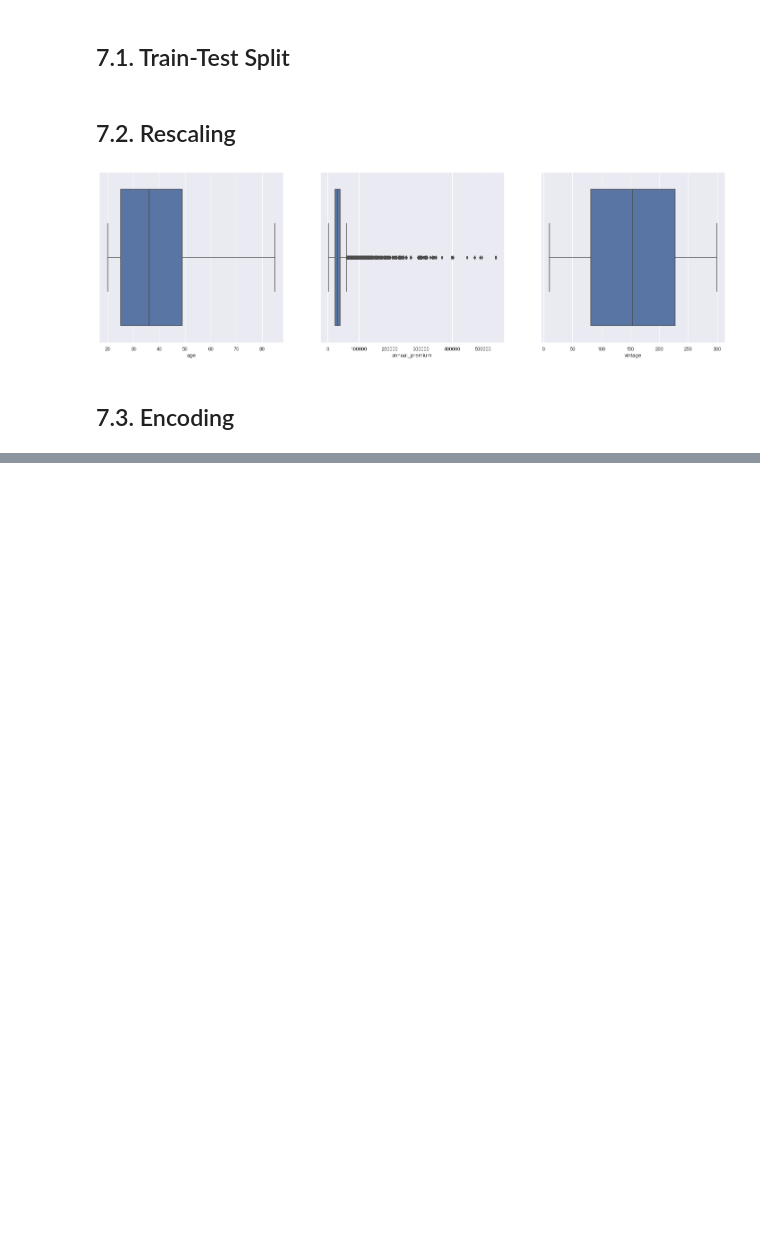
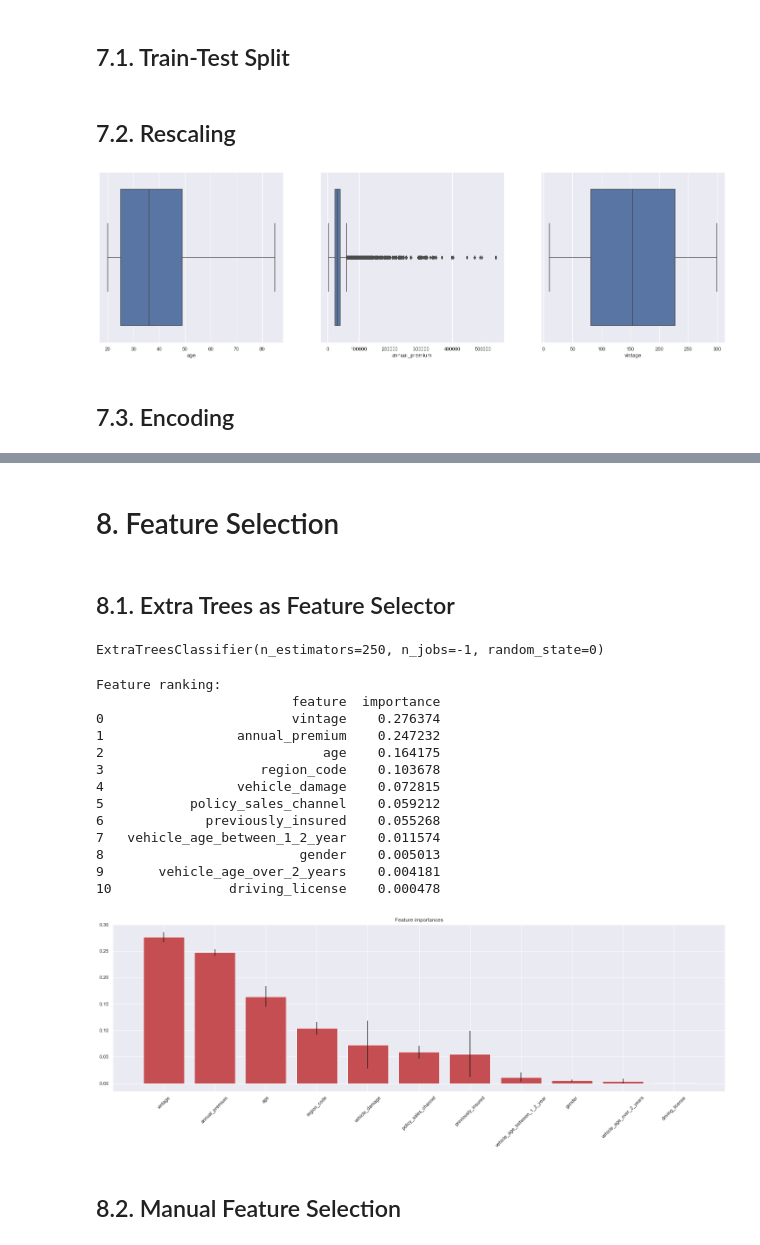
Before and after one commit to Lucas-Okamura/Health-Insurance-Cross-Sell, a Jupyter notebook: Health_Insurance_Cross_Sell.ipynb, the cells around one changed output, grey strips where cells are left out. Cells and saved outputs as stored; diff of their text form; code cells hidden in the pictures; blank space fills up the shorter version.

Commit message:
Started Machine Learning Modelling

```diff
--- a/Health_Insurance_Cross_Sell.ipynb
+++ b/Health_Insurance_Cross_Sell.ipynb
@@ -750,0 +743,52 @@ df73.head()
+# %% [markdown]
+# 8. Feature Selection<a id='feature_selection'></a>
+# %% [markdown]
+## 8.1. Extra Trees as Feature Selector<a id='extra_trees'></a>
+# %%
+# model definition
+forest = ExtraTreesClassifier( n_estimators=250, random_state=0, n_jobs=-1 )
+
+# data preparation
+x_train_n = df73.drop( ['id', 'response'], axis=1 )
+y_train_n = y_train.values
+forest.fit(x_train_n, y_train_n)
+# %% [output]
+ExtraTreesClassifier(n_estimators=250, n_jobs=-1, random_state=0)
+# %%
+importances = forest.feature_importances_
+std = np.std([tree.feature_importances_ for tree in forest.estimators_], axis=0)
+indices = np.argsort(importances)[::-1]
+
+# Print the feature ranking
+print("Feature ranking:")
+df = pd.DataFrame()
+for i, j in zip( x_train_n, forest.feature_importances_ ):
+    aux = pd.DataFrame( {'feature': i, 'importance': j}, index=[0] )
+    df = pd.concat( [df, aux], axis=0 )
+
+print( df.sort_values( 'importance', ascending=False ).reset_index(drop = True) )
+
+# Plot the impurity-based feature importances of the forest
+plt.figure()
+plt.title("Feature importances")
+plt.bar(range(x_train_n.shape[1]), importances[indices], color="r", yerr=std[indices], align="center")
+plt.xticks(range(x_train_n.shape[1]), df.iloc[indices, 0], rotation = 45)
+plt.xlim([-1, x_train_n.shape[1]])
+plt.show()
+# %% [output]
+Feature ranking:
+                         feature  importance
+0                        vintage    0.276374
+1                 annual_premium    0.247232
+2                            age    0.164175
+3                    region_code    0.103678
+4                 vehicle_damage    0.072815
+5           policy_sales_channel    0.059212
+6             previously_insured    0.055268
+7   vehicle_age_between_1_2_year    0.011574
+8                         gender    0.005013
+9       vehicle_age_over_2_years    0.004181
+10               driving_license    0.000478
+[figure, added]
+# %% [markdown]
+## 8.2. Manual Feature Selection<a id='manual_feature_selection'></a>
```
Also changed, not shown: parts of 18 cells of this notebook, 5 other files.
